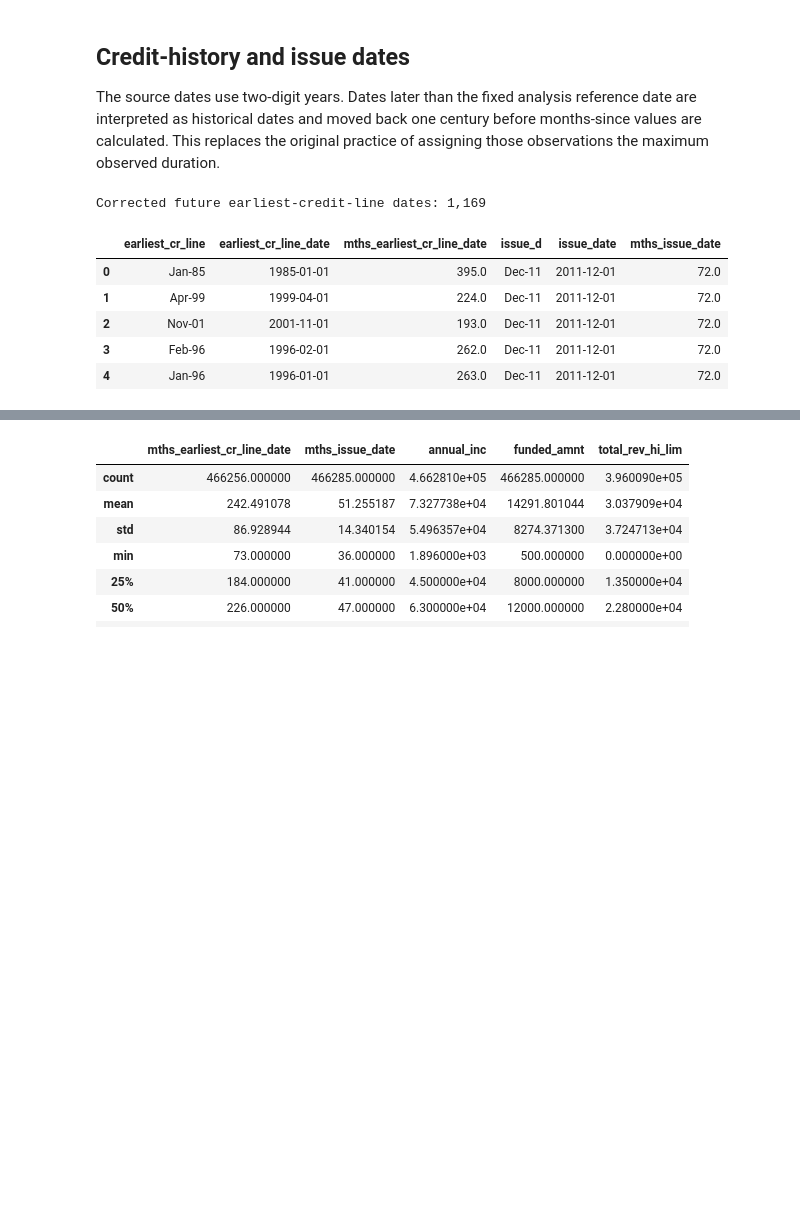
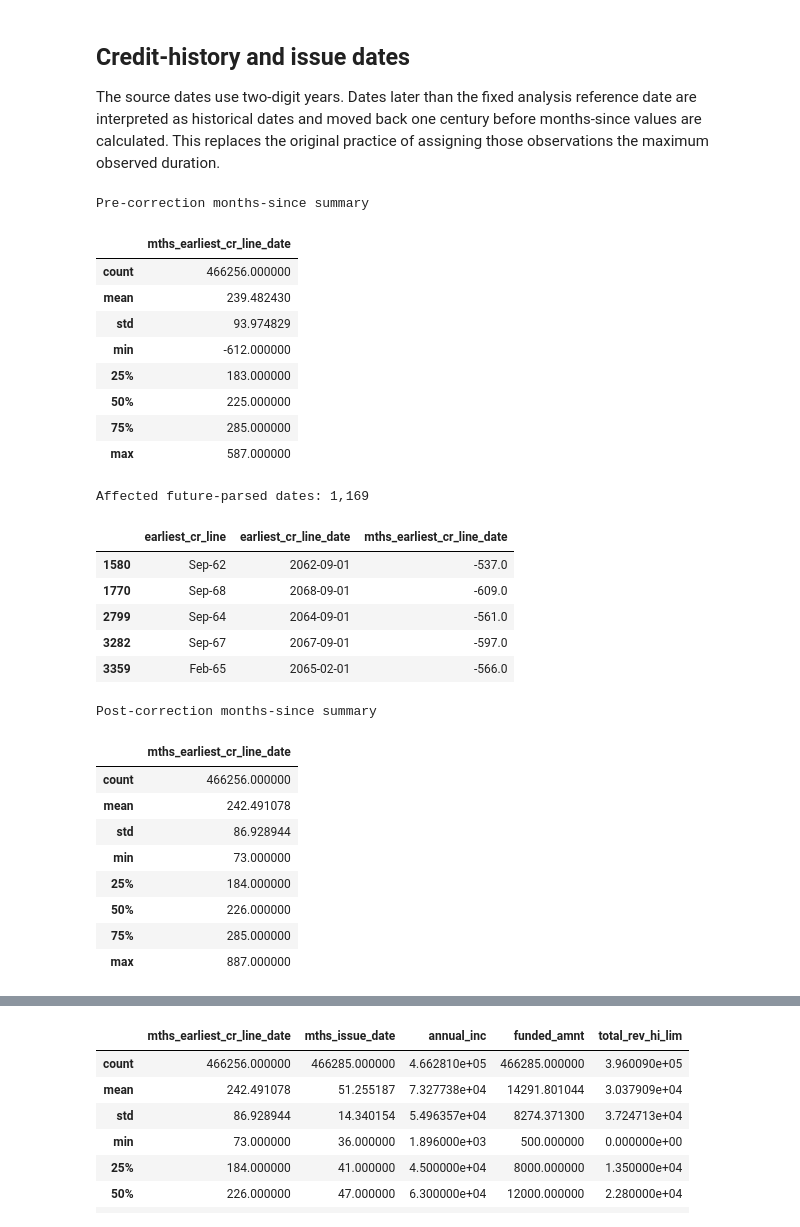
Before and after one commit to jclaudio019/credit_risk, a Jupyter notebook: notebooks/00_data_understanding_and_preparation.ipynb, the cells around one changed output, grey strips where cells are left out. Cells and saved outputs as stored; diff of their text form; code cells hidden in the pictures; blank space fills up the shorter version.

```diff
--- a/notebooks/00_data_understanding_and_preparation.ipynb
+++ b/notebooks/00_data_understanding_and_preparation.ipynb
@@ -145,26 +145,82 @@ The source dates use two-digit years. Dates later than the fixed analysis refere
 # %%
 loan_data["earliest_cr_line_date"] = pd.to_datetime(
     loan_data["earliest_cr_line"], format="%b-%y", errors="coerce"
 )
+pre_correction_months = np.round(
+    (REFERENCE_DATE - loan_data["earliest_cr_line_date"])
+    / np.timedelta64(1, "D")
+    / 30.4375
+)
 future_credit_line = loan_data["earliest_cr_line_date"] > REFERENCE_DATE
+affected_credit_line = loan_data.loc[
+    future_credit_line, ["earliest_cr_line", "earliest_cr_line_date"]
+].assign(mths_earliest_cr_line_date=pre_correction_months[future_credit_line])
+
+print("Pre-correction months-since summary")
+display(pre_correction_months.describe().to_frame("mths_earliest_cr_line_date"))
+print(f"Affected future-parsed dates: {future_credit_line.sum():,}")
+display(affected_credit_line.head())
+
 loan_data.loc[future_credit_line, "earliest_cr_line_date"] = (
     loan_data.loc[future_credit_line, "earliest_cr_line_date"] - pd.DateOffset(years=100)
 )
 loan_data["mths_earliest_cr_line_date"] = np.round(
-    (REFERENCE_DATE - loan_data["earliest_cr_line_date"]) / np.timedelta64(1, "D") / 30.4375
+    (REFERENCE_DATE - loan_data["earliest_cr_line_date"])
+    / np.timedelta64(1, "D")
+    / 30.4375
+)
+print("Post-correction months-since summary")
+display(
+    loan_data["mths_earliest_cr_line_date"]
+    .describe()
+    .to_frame("mths_earliest_cr_line_date")
 )
 
-loan_data["issue_date"] = pd.to_datetime(loan_data["issue_d"], format="%b-%y", errors="coerce")
+loan_data["issue_date"] = pd.to_datetime(
+    loan_data["issue_d"], format="%b-%y", errors="coerce"
+)
 loan_data["mths_issue_date"] = np.round(
-    (REFERENCE_DATE - loan_data["issue_date"]) / np.timedelta64(1, "D") / 30.4375
+    (REFERENCE_DATE - loan_data["issue_date"])
+    / np.timedelta64(1, "D")
+    / 30.4375
 )
-print(f"Corrected future earliest-credit-line dates: {future_credit_line.sum():,}")
-display(loan_data[["earliest_cr_line", "earliest_cr_line_date", "mths_earliest_cr_line_date", "issue_d", "issue_date", "mths_issue_date"]].head())
+display(
+    loan_data[
+        [
+            "earliest_cr_line",
+            "earliest_cr_line_date",
+            "mths_earliest_cr_line_date",
+            "issue_d",
+            "issue_date",
+            "mths_issue_date",
+        ]
+    ].head()
+)
 # %% [output]
-Corrected future earliest-credit-line dates: 1,169
+Pre-correction months-since summary
-|  | earliest_cr_line | earliest_cr_line_date | mths_earliest_cr_line_date | issue_d | issue_date | mths_issue_date |
-| 0 | Jan-85 | 1985-01-01 | 395.0 | Dec-11 | 2011-12-01 | 72.0 |
-| 1 | Apr-99 | 1999-04-01 | 224.0 | Dec-11 | 2011-12-01 | 72.0 |
-| 2 | Nov-01 | 2001-11-01 | 193.0 | Dec-11 | 2011-12-01 | 72.0 |
-| 3 | Feb-96 | 1996-02-01 | 262.0 | Dec-11 | 2011-12-01 | 72.0 |
-| 4 | Jan-96 | 1996-01-01 | 263.0 | Dec-11 | 2011-12-01 | 72.0 |
+|  | mths_earliest_cr_line_date |
+| count | 466256.000000 |
+| mean | 239.482430 |
+| std | 93.974829 |
+| min | -612.000000 |
+| 25% | 183.000000 |
+| 50% | 225.000000 |
+| 75% | 285.000000 |
+| max | 587.000000 |
+Affected future-parsed dates: 1,169
+|  | earliest_cr_line | earliest_cr_line_date | mths_earliest_cr_line_date |
+| 1580 | Sep-62 | 2062-09-01 | -537.0 |
+| 1770 | Sep-68 | 2068-09-01 | -609.0 |
+| 2799 | Sep-64 | 2064-09-01 | -561.0 |
+| 3282 | Sep-67 | 2067-09-01 | -597.0 |
+| 3359 | Feb-65 | 2065-02-01 | -566.0 |
+Post-correction months-since summary
+|  | mths_earliest_cr_line_date |
+| count | 466256.000000 |
+| mean | 242.491078 |
+| std | 86.928944 |
+| min | 73.000000 |
+| 25% | 184.000000 |
+| 50% | 226.000000 |
+| 75% | 285.000000 |
+| max | 887.000000 |
```
Also changed, not shown: parts of 1 cell of this notebook, 1 other file.
